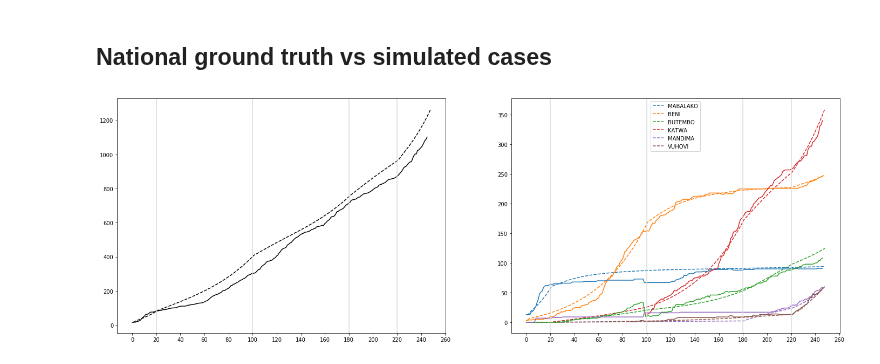
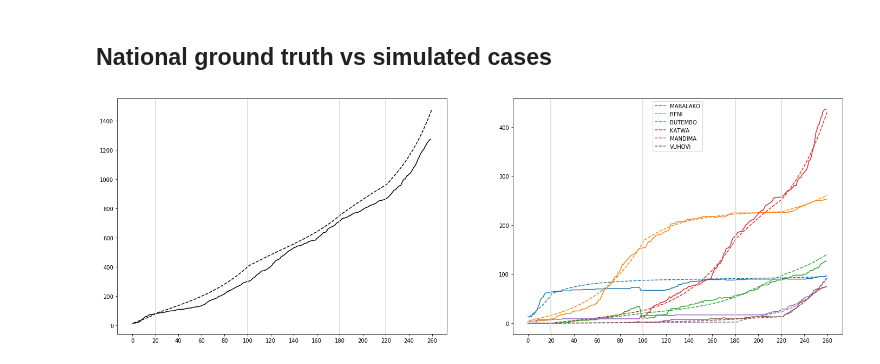
Before and after one commit to NSSAC/DRC_Ebola_2018, a Jupyter notebook: notebooks/manual_checkpointing.ipynb, the cells around one changed output. Cells and saved outputs as stored; diff of their text form; code cells hidden in the pictures.

Commit message:
updated calib for Apr21 data

```diff
--- a/notebooks/manual_checkpointing.ipynb
+++ b/notebooks/manual_checkpointing.ipynb
@@ -35,27 +35,27 @@ for s in range(stages):
 # %%
 f,axarr = plt.subplots(1,2,figsize=(24,8))
 
 out_df.sum().cumsum().plot(label='Simulated',ax=axarr[0],color='k',style='--')
-gt = pd.read_csv('../data/Ebola_Updated_Apr9.csv', delimiter=',')
+gt = pd.read_csv('../data/Ebola_Updated_Apr21.csv', delimiter=',')
 gt['Date'] = gt.date.apply(lambda x: datetime.strptime(str(x),'%Y%m%d'))
 gt['Ob_Day'] = gt.Date.apply(lambda x : (x - datetime.strptime('20180805','%Y%m%d')).days)
 gt = gt[gt.Date>=datetime.strptime('20180805','%Y%m%d')] ## Starting on August 5th, the first non-NaN value
 
 axarr[0].plot(gt[gt.health_zone=='all'].total_c.values,label='Ground Truth',color='k')
 
 key_hzs = ['MABALAKO','BENI','BUTEMBO','KATWA','MANDIMA','VUHOVI']
 out_df.loc[key_hzs].T.cumsum().plot(ax=axarr[1], style='--')
 axarr[1].legend().set_title('')
 axarr[1].set_prop_cycle(None)
 for h in key_hzs:
     gt[gt.health_zone==h.capitalize()].reset_index().plot(y='total_c',ax=axarr[1],legend=None)
 
 for t in cp_timings[:-1]:
     axarr[0].axvline(t,color='#dbdbdb')
     axarr[1].axvline(t,color='#dbdbdb')
 
 loc = plticker.MultipleLocator(base=20)
 axarr[0].xaxis.set_major_locator(loc)
 axarr[1].xaxis.set_major_locator(loc)
 # %% [output]
-[figure, old version]
+[figure, new version]
```
Also changed, not shown: 10 other files.
